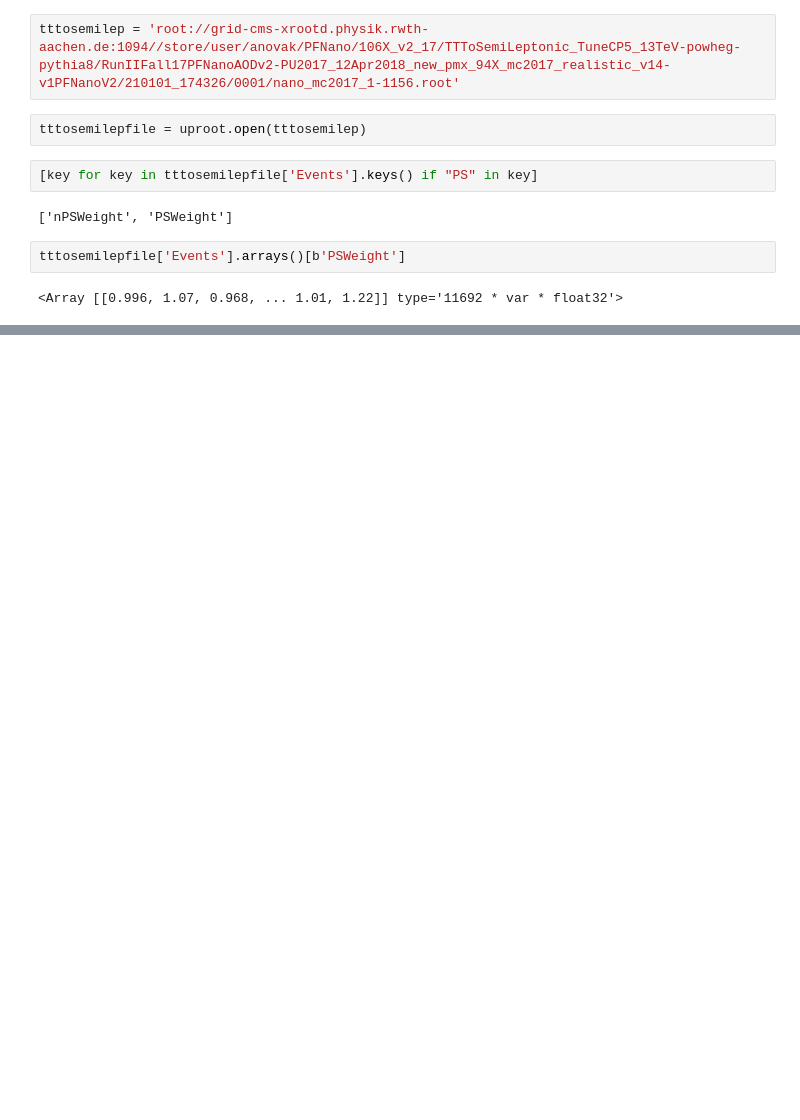
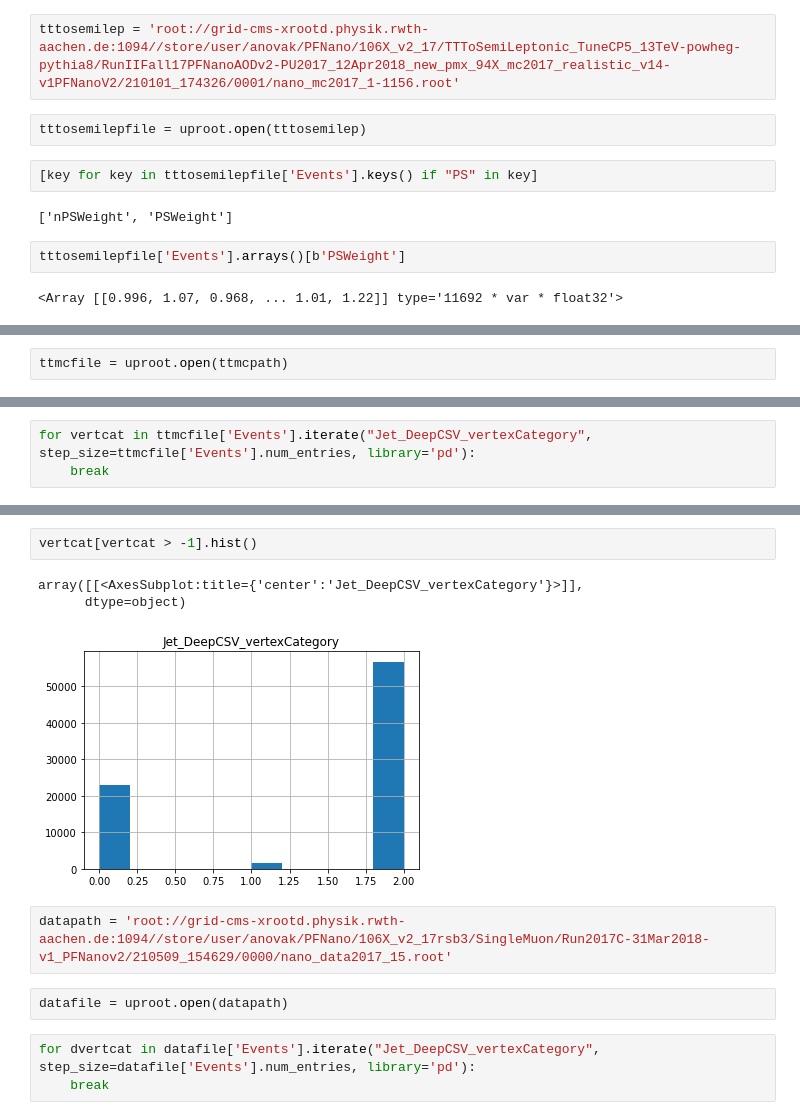
Before and after one commit to hschoenen/VHcc-cTagSF, a Jupyter notebook: Analyzer/condorDESY/prototyping.ipynb, the cells around one changed output, grey strips where cells are left out. Drawn from its saved outputs; the diff is of its cells as text; blank space fills up the shorter version.

```diff
--- a/Analyzer/condorDESY/prototyping.ipynb
+++ b/Analyzer/condorDESY/prototyping.ipynb
@@ -740,0 +904,2 @@ tttosemilepfile['Events'].arrays()[b'PSWeight']
+# %%
+ttmcfile = uproot.open(ttmcpath)
@@ -740,0 +930,3 @@ tttosemilepfile['Events'].arrays()[b'PSWeight']
+# %%
+for vertcat in ttmcfile['Events'].iterate("Jet_DeepCSV_vertexCategory", step_size=ttmcfile['Events'].num_entries, library='pd'):
+    break
@@ -740,0 +971,13 @@ tttosemilepfile['Events'].arrays()[b'PSWeight']
+# %%
+vertcat[vertcat > -1].hist()
+# %% [output]
+array([[<AxesSubplot:title={'center':'Jet_DeepCSV_vertexCategory'}>]],
+      dtype=object)
+[figure, added]
+# %%
+datapath = 'root://grid-cms-xrootd.physik.rwth-aachen.de:1094//store/user/anovak/PFNano/106X_v2_17rsb3/SingleMuon/Run2017C-31Mar2018-v1_PFNanov2/210509_154629/0000/nano_data2017_15.root'
+# %%
+datafile = uproot.open(datapath)
+# %%
+for dvertcat in datafile['Events'].iterate("Jet_DeepCSV_vertexCategory", step_size=datafile['Events'].num_entries, library='pd'):
+    break
```
Also changed, not shown: parts of 33 cells of this notebook, 13 other files.
